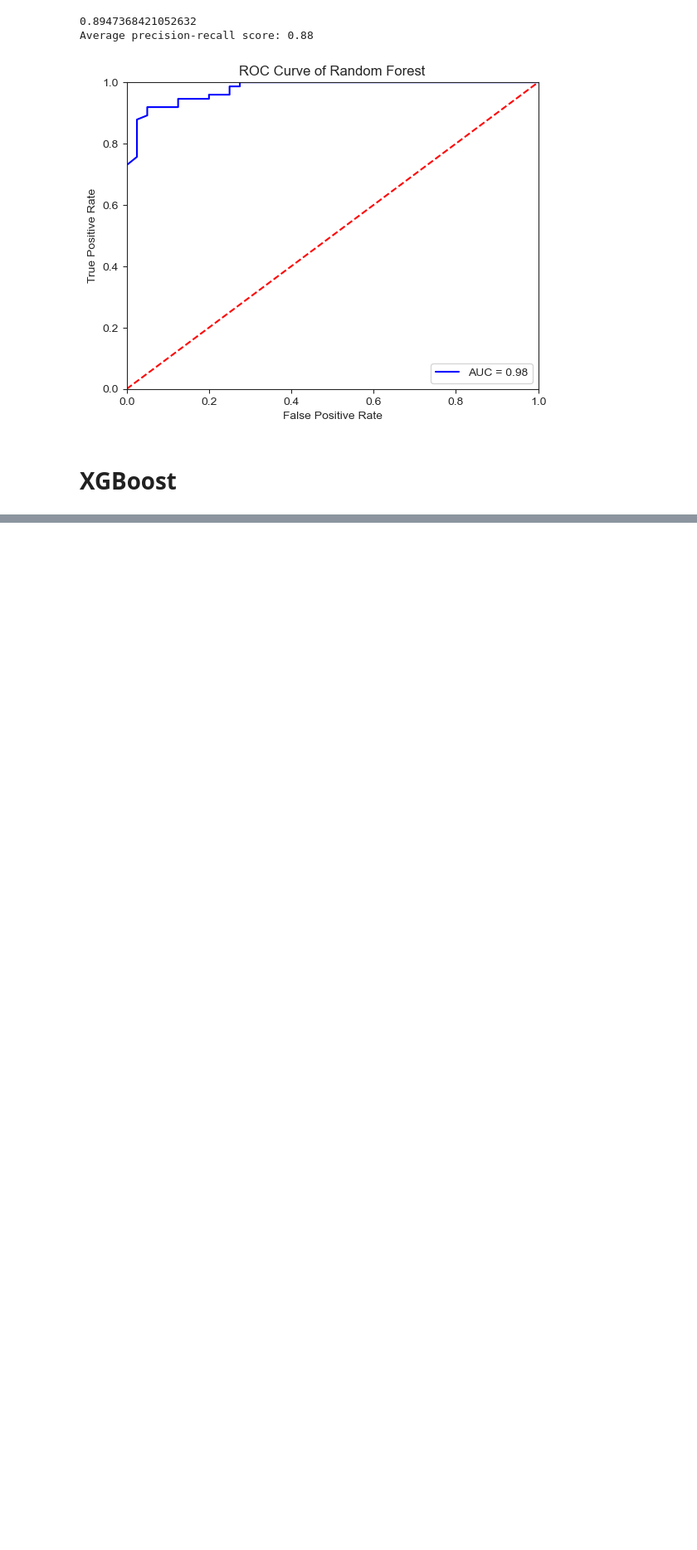
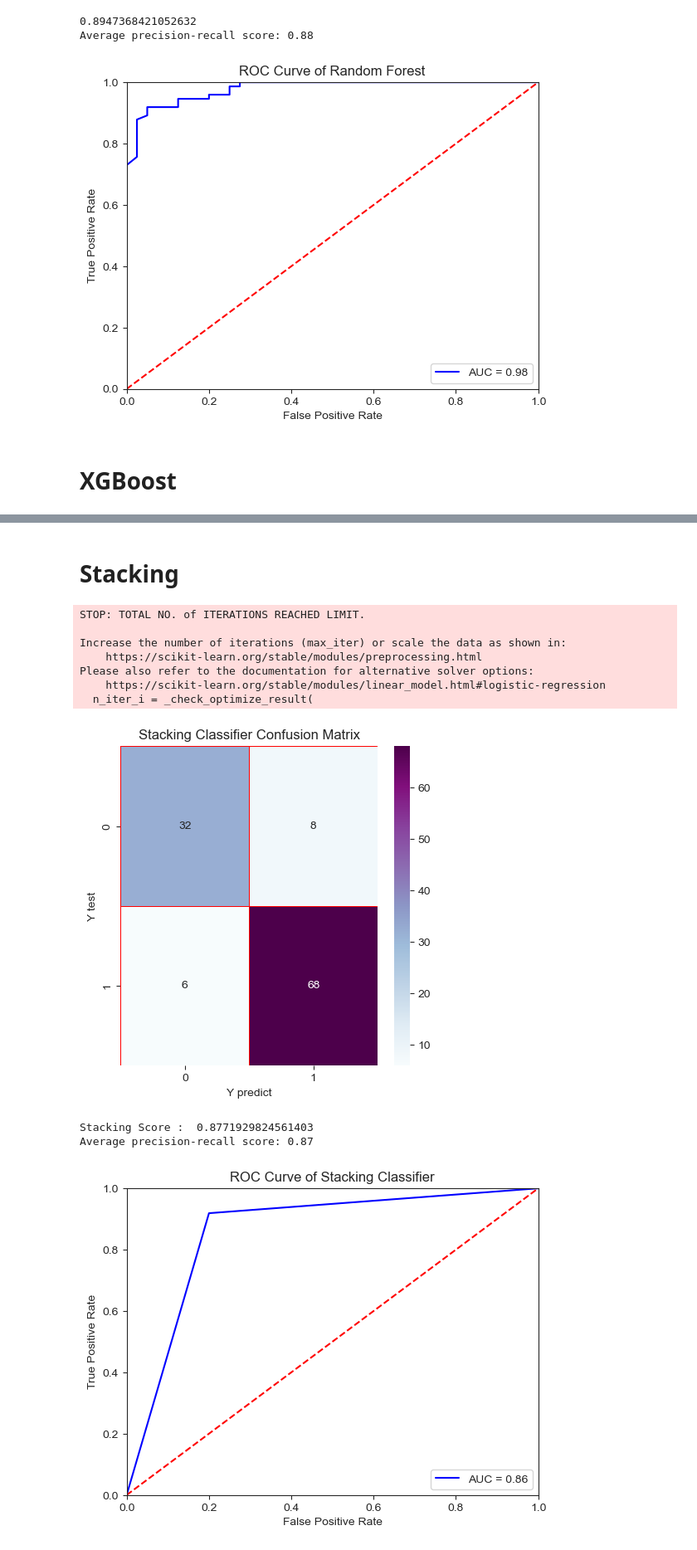
Before and after one commit to AhsanSAhmed/BreastCancer_MLModels, a Jupyter notebook: ML_Assignment.ipynb, the cells around one changed output, grey strips where cells are left out. Shown at 83% size. Saved outputs shown, nothing was run; the diff lists cells and outputs as text; code cells hidden in the pictures; blank space fills up the shorter version.

```diff
--- a/ML_Assignment.ipynb
+++ b/ML_Assignment.ipynb
@@ -390,0 +455,74 @@ Average precision-recall score: 0.89
+# %% [markdown]
+# Stacking
+# %%
+from sklearn.ensemble import StackingClassifier
+from sklearn.tree import DecisionTreeClassifier
+
+# Define the base learners
+base_learners = [
+    ('logreg', LogisticRegression(C=10)),
+    ('knncla', KNeighborsClassifier(n_neighbors=5, n_jobs=-1)),
+    ('nbcla', GaussianNB()),
+    ('rf_classifier', RandomForestClassifier(n_estimators=100, random_state=42)),
+    ('xgb_classifier', xgb.XGBClassifier(objective='binary:logistic', random_state=42))
+]
+
+# Define the meta learner
+meta_learner = DecisionTreeClassifier(random_state=42)
+
+# Define the stacking classifier
+stacking_classifier = StackingClassifier(
+    estimators=base_learners,
+    final_estimator=meta_learner
+)
+
+# Train the stacking classifier
+stacking_classifier.fit(X_train, Y_train)
+
+# Predict target values
+Y_predict_stacking = stacking_classifier.predict(X_test)
+
+# Confusion matrix
+stacking_cm = confusion_matrix(Y_test, Y_predict_stacking)
+f, ax = plt.subplots(figsize=(5, 5))
+sns.heatmap(stacking_cm, annot=True, linewidth=0.7, linecolor='red', fmt='g', ax=ax, cmap="BuPu")
+plt.title('Stacking Classifier Confusion Matrix')
+plt.xlabel('Y predict')
+plt.ylabel('Y test')
+plt.show()
+
+# Test score
+score_stacking = stacking_classifier.score(X_test, Y_test)
+print('Stacking Score : ',score_stacking)
+
+# Precision and recall
+average_precision_stacking = average_precision_score(Y_test, Y_predict_stacking)
+print('Average precision-recall score: {0:0.2f}'.format(average_precision_stacking))
+
+# ROC Curve
+Y_scores_stacking = stacking_classifier.predict_proba(X_test)
+fpr_stacking, tpr_stacking, _ = roc_curve(Y_test, Y_scores_stacking[:, 1])
+roc_auc_stacking = auc(fpr_stacking, tpr_stacking)
+
+plt.title('Receiver Operating Characteristic')
+plt.plot(fpr_stacking, tpr_stacking, 'b', label='AUC = %0.2f' % roc_auc_stacking)
+plt.legend(loc='lower right')
+plt.plot([0, 1], [0, 1], 'r--')
+plt.xlim([0, 1])
+plt.ylim([0, 1])
+plt.ylabel('True Positive Rate')
+plt.xlabel('False Positive Rate')
+plt.title('ROC Curve of Stacking Classifier')
+plt.show()
+# %% [output]
+STOP: TOTAL NO. of ITERATIONS REACHED LIMIT.
+
+Increase the number of iterations (max_iter) or scale the data as shown in:
+    https://scikit-learn.org/stable/modules/preprocessing.html
+Please also refer to the documentation for alternative solver options:
+    https://scikit-learn.org/stable/modules/linear_model.html#logistic-regression
+  n_iter_i = _check_optimize_result(
+[figure, added]
+Stacking Score :  0.8771929824561403
+Average precision-recall score: 0.87
+[figure, added]
```
Also changed, not shown: parts of 9 cells of this notebook.
